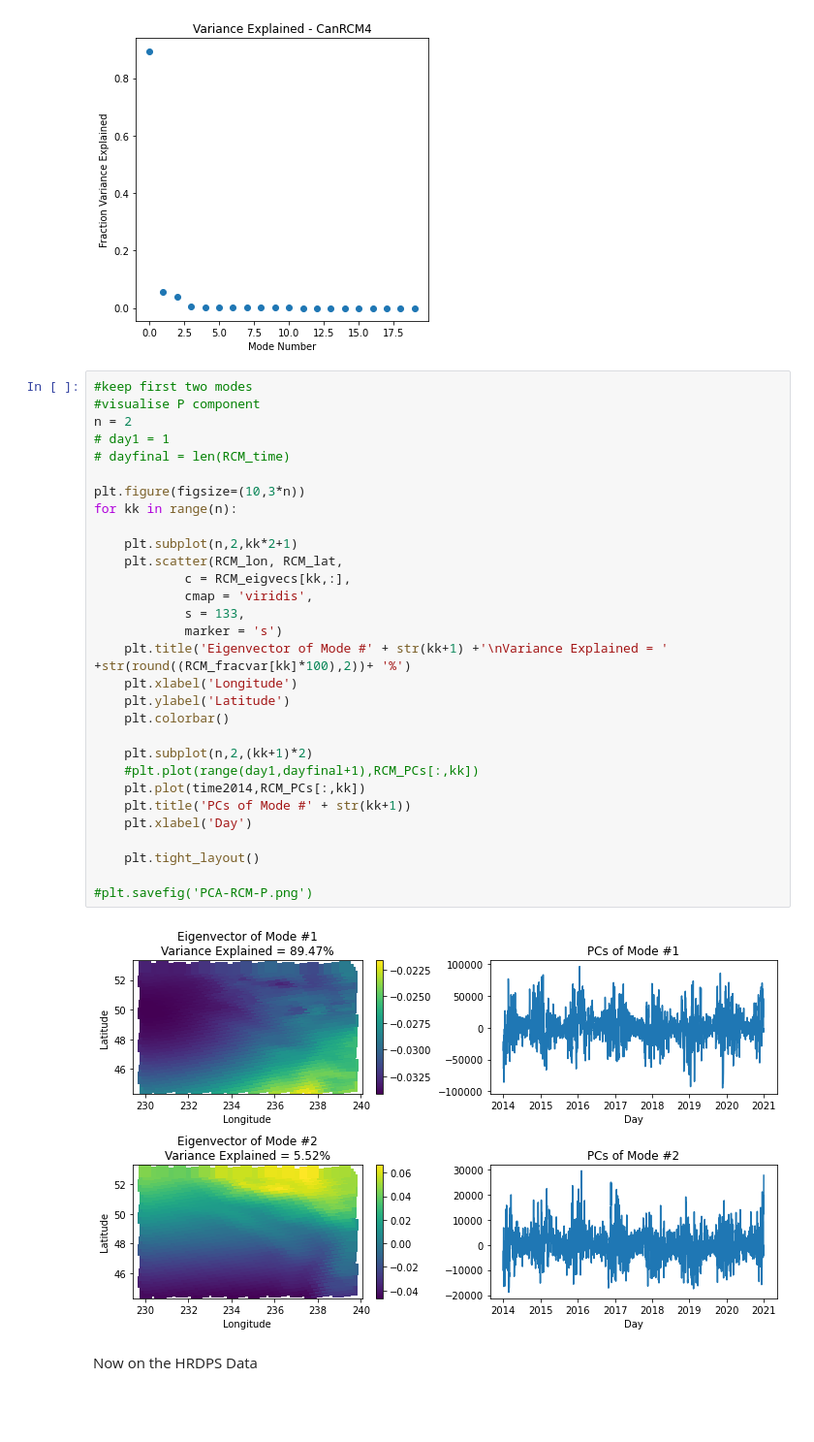
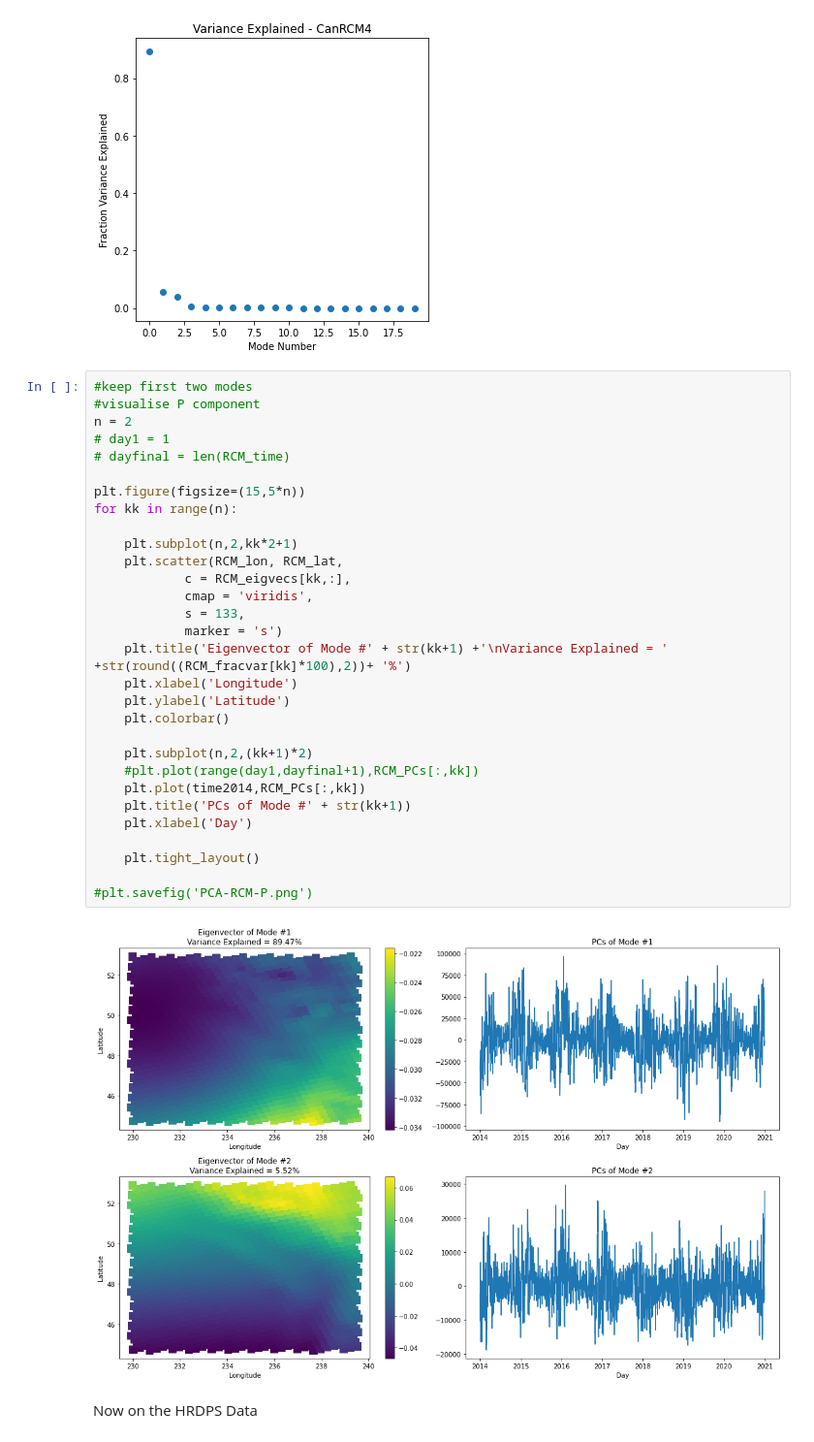
Before and after one commit to rbeutel/eosc510, a Jupyter notebook: proj-slp.ipynb, the cells around one changed output. Shown at 97% size. Drawn from its saved outputs; the diff is of its cells as text; blank space fills up the shorter version.

```diff
--- a/proj-slp.ipynb
+++ b/proj-slp.ipynb
@@ -62,35 +63,35 @@ plt.show()
 # %%
 #keep first two modes
 #visualise P component
 n = 2
 # day1 = 1
 # dayfinal = len(RCM_time)
 
-plt.figure(figsize=(10,3*n))
+plt.figure(figsize=(15,5*n))
 for kk in range(n):
 
     plt.subplot(n,2,kk*2+1)
     plt.scatter(RCM_lon, RCM_lat,
             c = RCM_eigvecs[kk,:],
             cmap = 'viridis',
             s = 133,
             marker = 's')
     plt.title('Eigenvector of Mode #' + str(kk+1) +'\nVariance Explained = ' +str(round((RCM_fracvar[kk]*100),2))+ '%')
     plt.xlabel('Longitude')
     plt.ylabel('Latitude')
     plt.colorbar()
 
     plt.subplot(n,2,(kk+1)*2)
     #plt.plot(range(day1,dayfinal+1),RCM_PCs[:,kk])
     plt.plot(time2014,RCM_PCs[:,kk])
     plt.title('PCs of Mode #' + str(kk+1))
     plt.xlabel('Day')
 
     plt.tight_layout()
 
 #plt.savefig('PCA-RCM-P.png')
 # %% [output]
-[figure, old version]
+[figure, new version]
 # %% [markdown]
 Now on the HRDPS Data
 # %%
```
Also changed, not shown: parts of 22 cells of this notebook, 3 other files.
